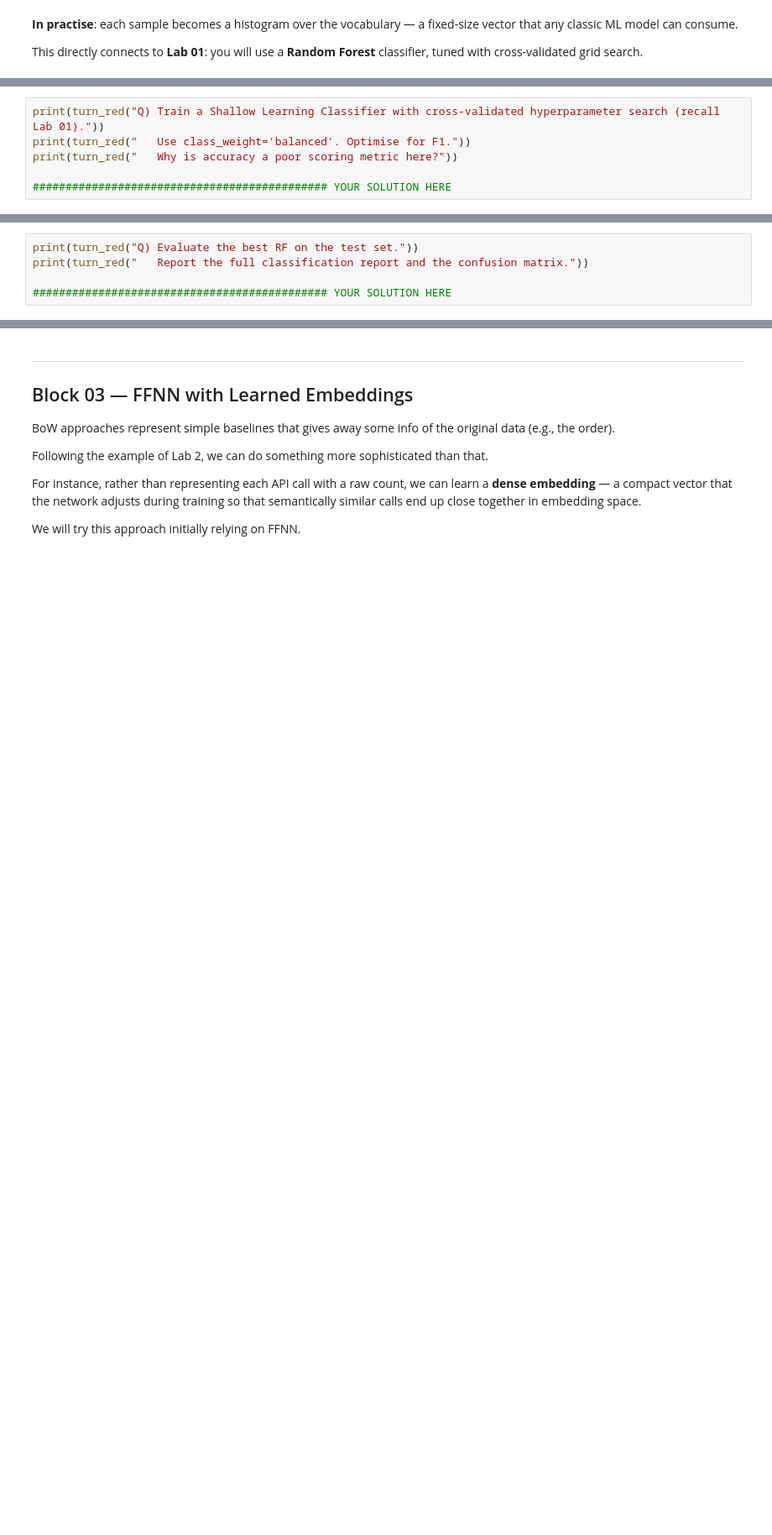
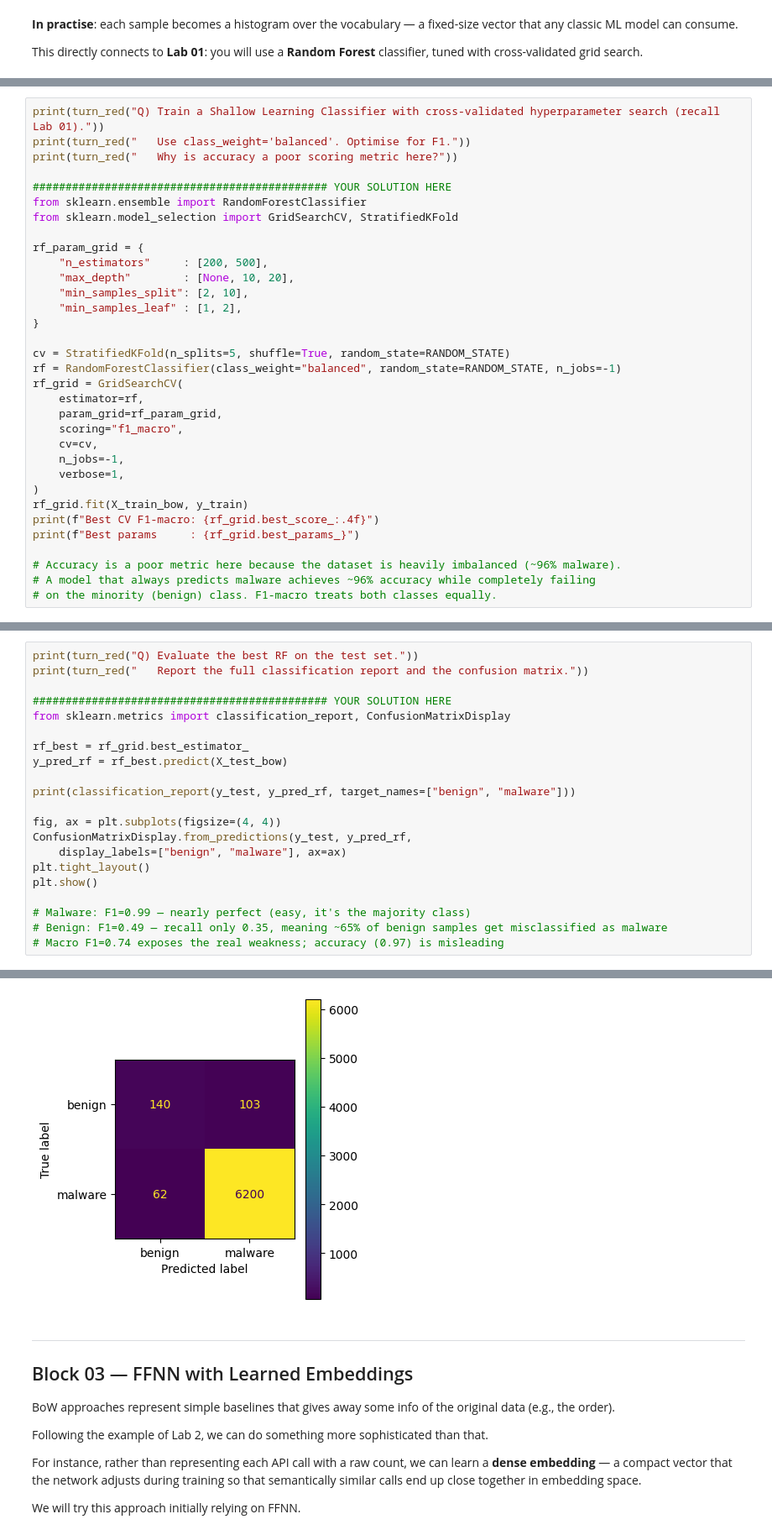
Before and after one commit to buonfiglioa/IntroML_consegna, a Jupyter notebook: home_assignment.ipynb, the cells around one changed output, grey strips where cells are left out. Shown at 84% size. Cells and saved outputs as stored; diff of their text form; blank space fills up the shorter version.

```diff
--- a/home_assignment.ipynb
+++ b/home_assignment.ipynb
@@ -150,3 +355,30 @@ print(turn_red("   Use class_weight='balanced'. Optimise for F1."))
 print(turn_red("   Why is accuracy a poor scoring metric here?"))
 
 ############################################# YOUR SOLUTION HERE
+from sklearn.ensemble import RandomForestClassifier
+from sklearn.model_selection import GridSearchCV, StratifiedKFold
+
+rf_param_grid = {
+    "n_estimators"     : [200, 500],
+    "max_depth"        : [None, 10, 20],
+    "min_samples_split": [2, 10],
+    "min_samples_leaf" : [1, 2],
+}
+
+cv = StratifiedKFold(n_splits=5, shuffle=True, random_state=RANDOM_STATE)
+rf = RandomForestClassifier(class_weight="balanced", random_state=RANDOM_STATE, n_jobs=-1)
+rf_grid = GridSearchCV(
+    estimator=rf,
+    param_grid=rf_param_grid,
+    scoring="f1_macro",
+    cv=cv,
+    n_jobs=-1,
+    verbose=1,
+)
+rf_grid.fit(X_train_bow, y_train)
+print(f"Best CV F1-macro: {rf_grid.best_score_:.4f}")
+print(f"Best params     : {rf_grid.best_params_}")
+
+# Accuracy is a poor metric here because the dataset is heavily imbalanced (~96% malware).
+# A model that always predicts malware achieves ~96% accuracy while completely failing
+# on the minority (benign) class. F1-macro treats both classes equally.
@@ -155,3 +394,20 @@ print(turn_red("Q) Evaluate the best RF on the test set."))
 print(turn_red("   Report the full classification report and the confusion matrix."))
 
 ############################################# YOUR SOLUTION HERE
+from sklearn.metrics import classification_report, ConfusionMatrixDisplay
+
+rf_best = rf_grid.best_estimator_
+y_pred_rf = rf_best.predict(X_test_bow)
+
+print(classification_report(y_test, y_pred_rf, target_names=["benign", "malware"]))
+
+fig, ax = plt.subplots(figsize=(4, 4))
+ConfusionMatrixDisplay.from_predictions(y_test, y_pred_rf,
+    display_labels=["benign", "malware"], ax=ax)
+plt.tight_layout()
+plt.show()
+
+# Malware: F1=0.99 — nearly perfect (easy, it's the majority class)
+# Benign: F1=0.49 — recall only 0.35, meaning ~65% of benign samples get misclassified as malware
+# Macro F1=0.74 exposes the real weakness; accuracy (0.97) is misleading
+# %% [output]
@@ -158,3 +424,4 @@ print(turn_red("   Report the full classification report and the confusion matri
+[figure, added]
 # %% [markdown]
 ---
 ## Block 03 — FFNN with Learned Embeddings
```
Also changed, not shown: parts of 31 cells of this notebook, 4 other files.
